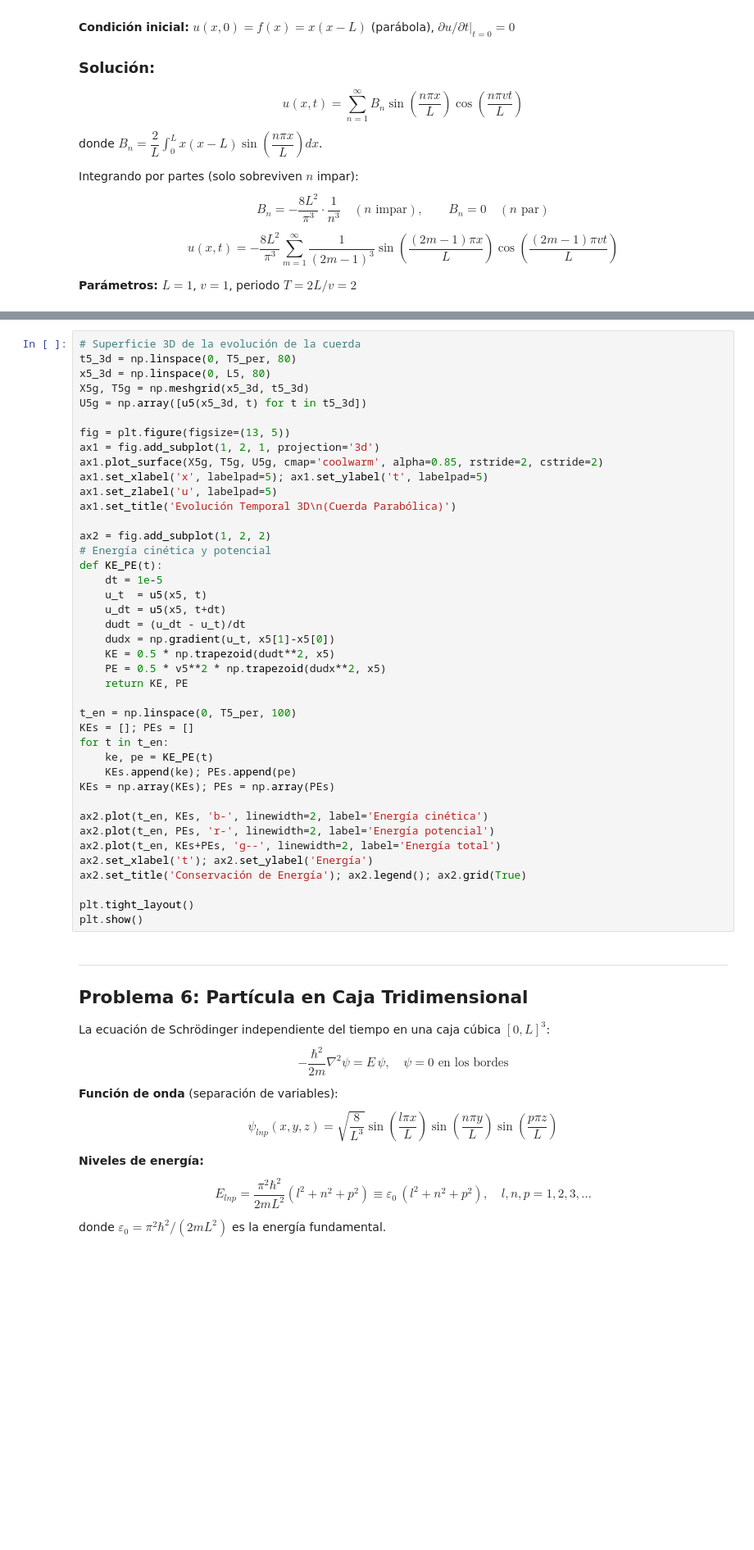
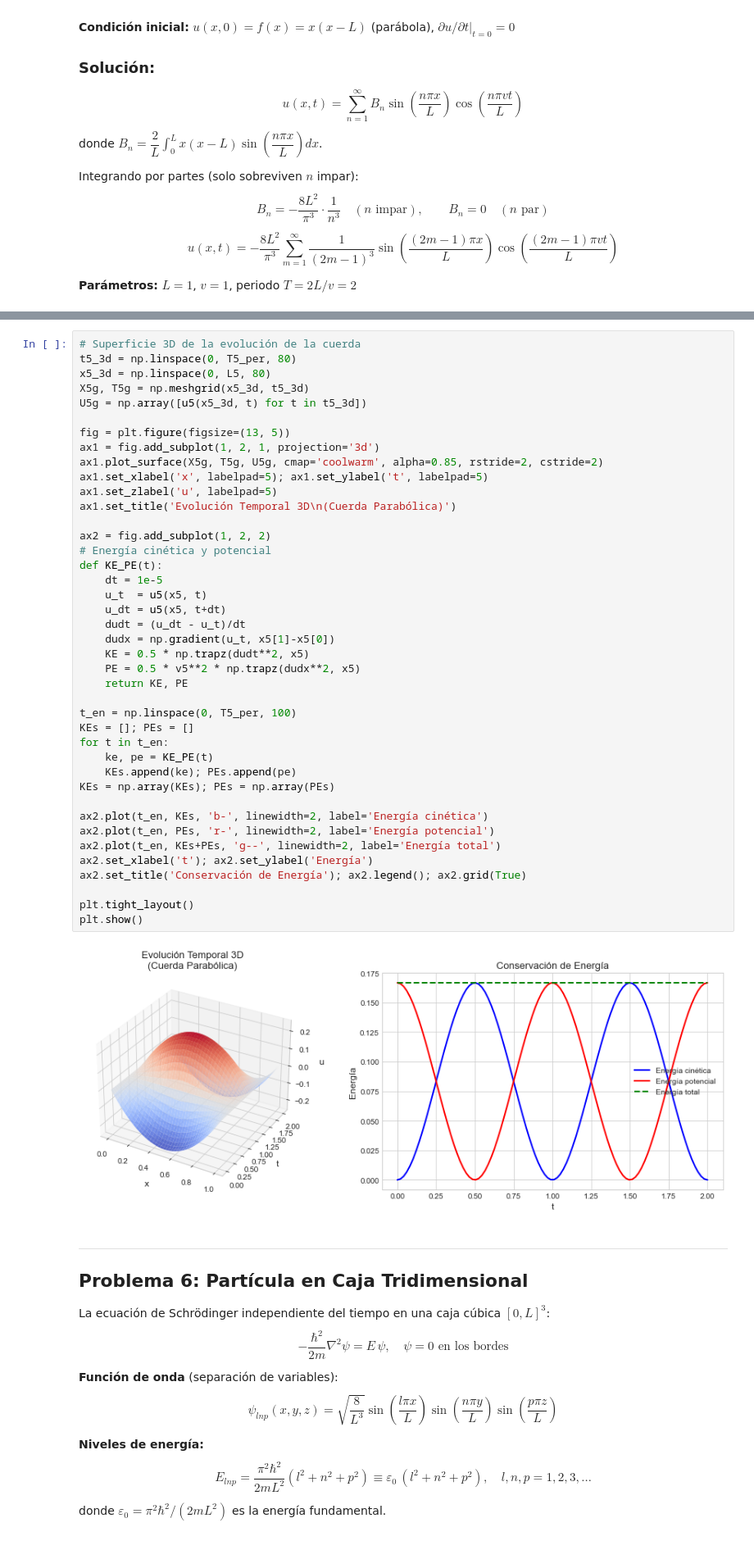
Before and after one commit to Daniel-534/FisicaMatematicaI, a Jupyter notebook: SolucionTalleres/SolucionTaller4.ipynb, the cells around one changed output, grey strips where cells are left out. Shown at 82% size. Drawn from its saved outputs; the diff is of its cells as text; blank space fills up the shorter version.

```diff
--- a/SolucionTalleres/SolucionTaller4.ipynb
+++ b/SolucionTalleres/SolucionTaller4.ipynb
@@ -559,35 +590,37 @@ ax1 = fig.add_subplot(1, 2, 1, projection='3d')
 ax1.plot_surface(X5g, T5g, U5g, cmap='coolwarm', alpha=0.85, rstride=2, cstride=2)
 ax1.set_xlabel('x', labelpad=5); ax1.set_ylabel('t', labelpad=5)
 ax1.set_zlabel('u', labelpad=5)
 ax1.set_title('Evolución Temporal 3D\n(Cuerda Parabólica)')
 
 ax2 = fig.add_subplot(1, 2, 2)
 # Energía cinética y potencial
 def KE_PE(t):
     dt = 1e-5
     u_t  = u5(x5, t)
     u_dt = u5(x5, t+dt)
     dudt = (u_dt - u_t)/dt
     dudx = np.gradient(u_t, x5[1]-x5[0])
-    KE = 0.5 * np.trapezoid(dudt**2, x5)
-    PE = 0.5 * v5**2 * np.trapezoid(dudx**2, x5)
+    KE = 0.5 * np.trapz(dudt**2, x5)
+    PE = 0.5 * v5**2 * np.trapz(dudx**2, x5)
     return KE, PE
 
 t_en = np.linspace(0, T5_per, 100)
 KEs = []; PEs = []
 for t in t_en:
     ke, pe = KE_PE(t)
     KEs.append(ke); PEs.append(pe)
 KEs = np.array(KEs); PEs = np.array(PEs)
 
 ax2.plot(t_en, KEs, 'b-', linewidth=2, label='Energía cinética')
 ax2.plot(t_en, PEs, 'r-', linewidth=2, label='Energía potencial')
 ax2.plot(t_en, KEs+PEs, 'g--', linewidth=2, label='Energía total')
 ax2.set_xlabel('t'); ax2.set_ylabel('Energía')
 ax2.set_title('Conservación de Energía'); ax2.legend(); ax2.grid(True)
 
 plt.tight_layout()
 plt.show()
+# %% [output]
+[figure, added]
 # %% [markdown]
 ---
 ## Problema 6: Partícula en Caja Tridimensional
```
Also changed, not shown: parts of 32 cells of this notebook.
